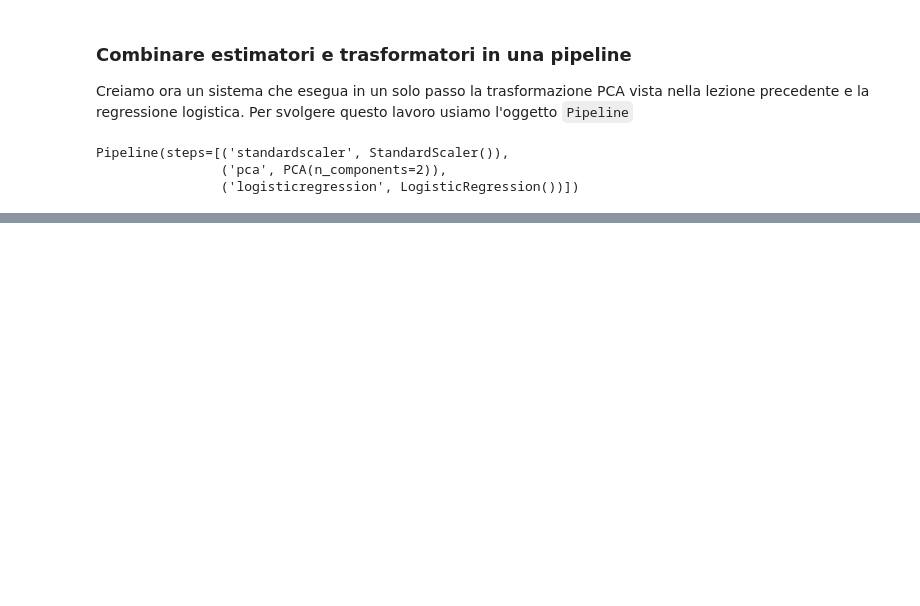
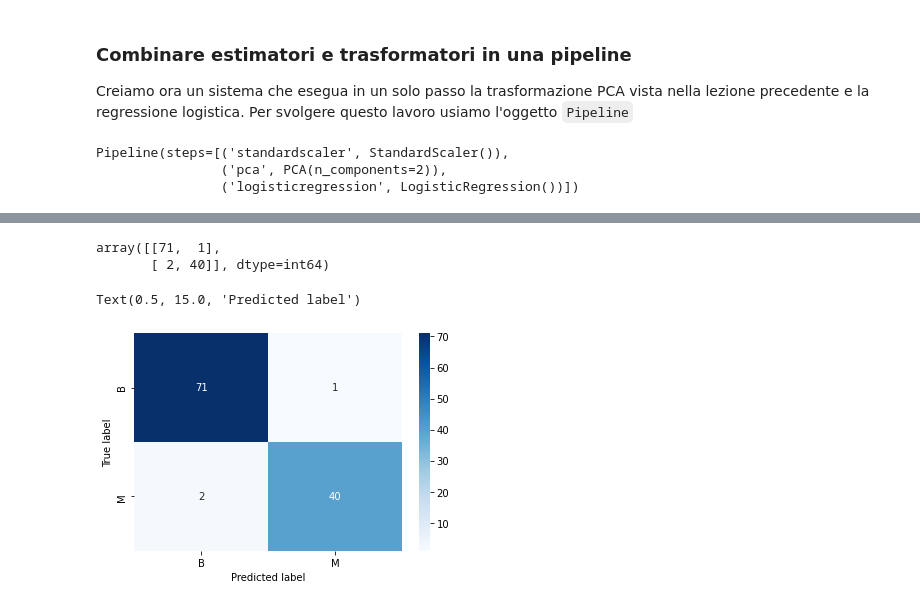
Before and after one commit to fdalforno/basic_course, a Jupyter notebook: 08 - Validazione modelli e ottimizzazione iperparametri.ipynb, the cells around one changed output, grey strips where cells are left out. Cells and saved outputs as stored; diff of their text form; code cells hidden in the pictures; blank space fills up the shorter version.

```diff
--- a/08 - Validazione modelli e ottimizzazione iperparametri.ipynb
+++ b/08 - Validazione modelli e ottimizzazione iperparametri.ipynb
@@ -62,0 +249,23 @@ Quando invece viene chiamato il metodo `predict` i dati passano attravesrso i tr
+# %%
+from sklearn.model_selection import RandomizedSearchCV
+
+param_range = [0.0001,0.001,0.01,0.1,1.0,10.0,100.0,1000.0]
+param_grid = [
+    {
+    'svc__C':param_range,
+    'svc__kernel':['linear']
+    },
+     {
+    'svc__C':param_range,
+    'svc__gamma':param_range,
+    'svc__kernel':['rbf']
+    }
+]
+
+
+rs = RandomizedSearchCV(estimator = pipe_svc,param_distributions = param_grid, scoring = 'accuracy', cv = 10, n_jobs = -1)
+rs = rs.fit(X_train,y_train)
+
+print("Best score {0:.2f}".format(rs.best_score_))
+
+print(rs.best_params_)
@@ -62,0 +275,6 @@ Quando invece viene chiamato il metodo `predict` i dati passano attravesrso i tr
+# %%
+clf = rs.best_estimator_
+clf.fit(X_train,y_train)
+
+score = clf.score(X_test,y_test)
+print("Test accuracy {0:.2f}".format(score))
@@ -62,0 +313,21 @@ Quando invece viene chiamato il metodo `predict` i dati passano attravesrso i tr
+# %%
+from sklearn.metrics import confusion_matrix
+
+pipe_svc.fit(X_train,y_train)
+y_pred = pipe_svc.predict(X_test)
+
+matrix = confusion_matrix(y_test,y_pred)
+matrix
+# %% [output]
+array([[71,  1],
+       [ 2, 40]], dtype=int64)
+# %%
+import seaborn as sns
+
+categories = ['B', 'M']
+sns.heatmap(matrix, annot=True,cmap='Blues',xticklabels=categories,yticklabels=categories)
+plt.ylabel('True label')
+plt.xlabel('Predicted label')
+# %% [output]
+Text(0.5, 15.0, 'Predicted label')
+[figure, added]
```
Also changed, not shown: parts of 19 cells of this notebook, 2 other files.
